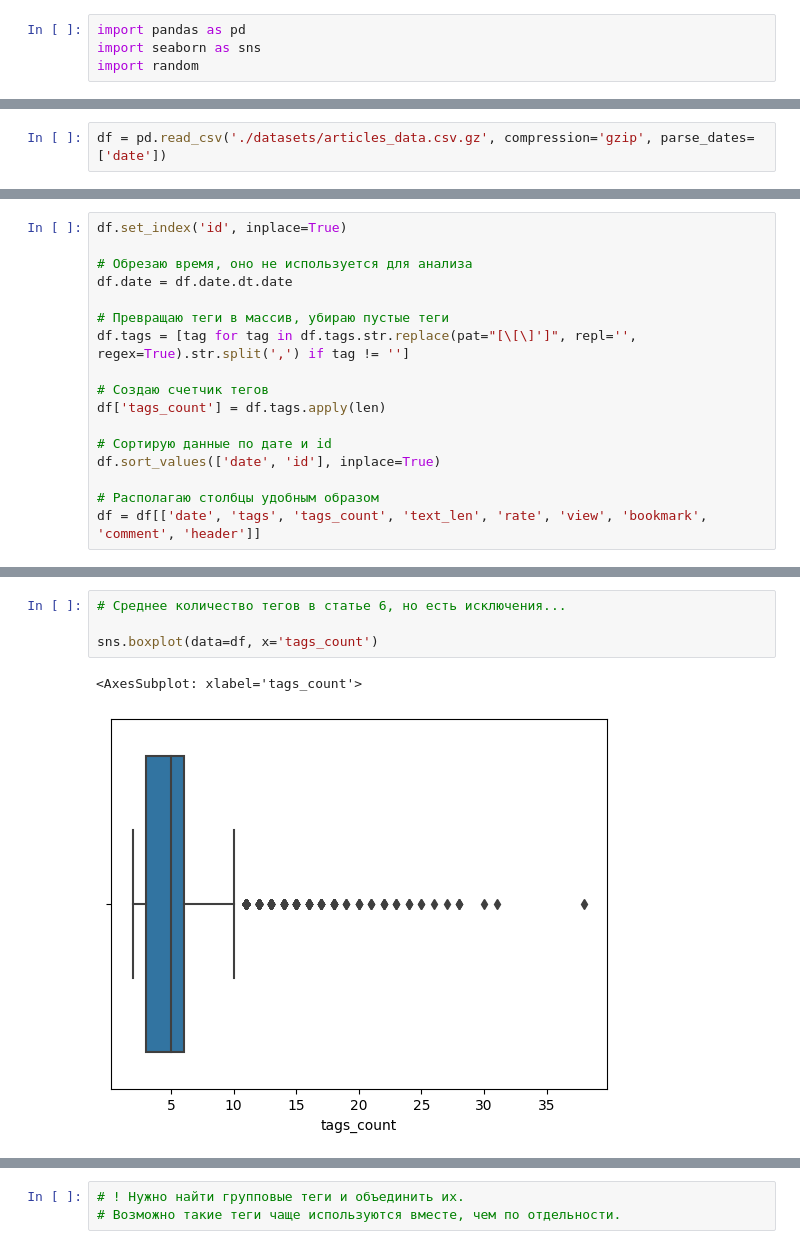
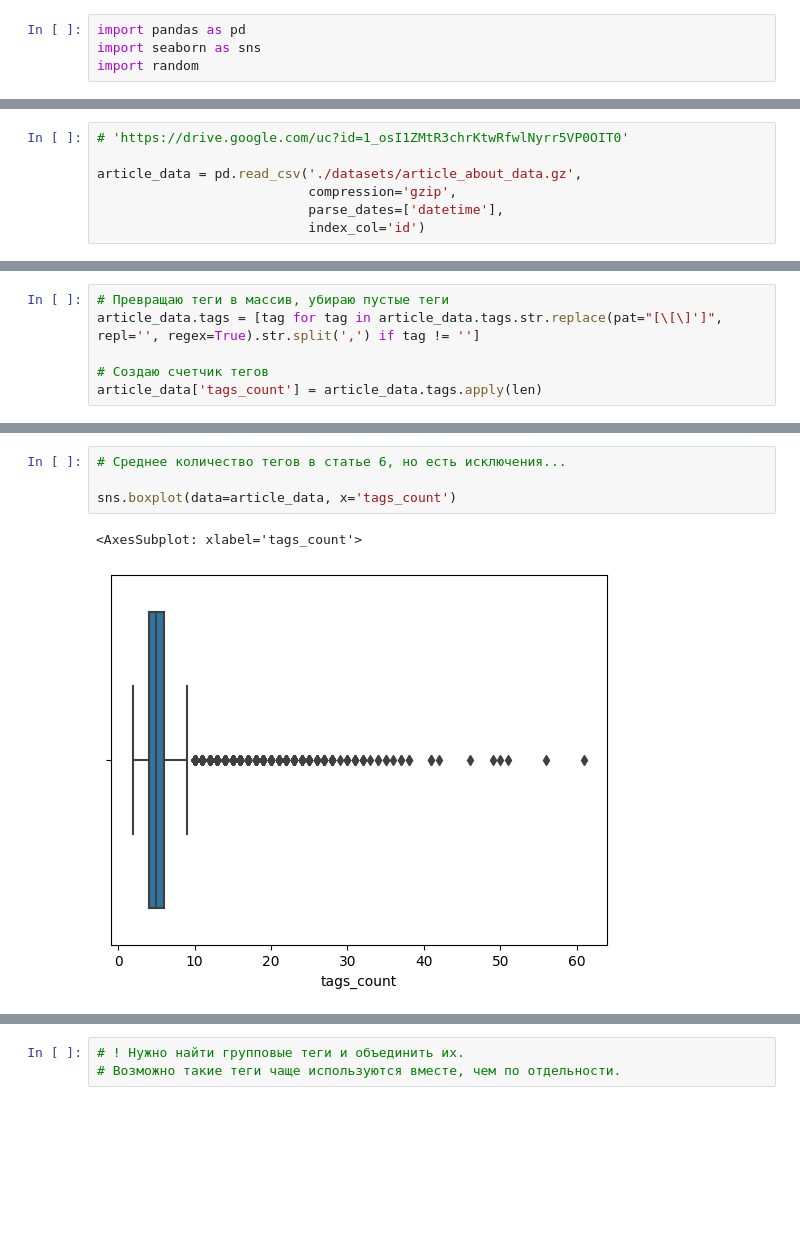
Before and after one commit to trb1maker/article_tagging, a Jupyter notebook: tags_analytics.ipynb, the cells around one changed output, grey strips where cells are left out. Saved outputs shown, nothing was run; the diff lists cells and outputs as text; blank space fills up the shorter version.

Commit message:
Update test data

```diff
--- a/tags_analytics.ipynb
+++ b/tags_analytics.ipynb
@@ -5,2 +11,7 @@ import random
 # %%
-df = pd.read_csv('./datasets/articles_data.csv.gz', compression='gzip', parse_dates=['date'])
+# 'https://drive.google.com/uc?id=1_osI1ZMtR3chrKtwRfwlNyrr5VP0OIT0'
+
+article_data = pd.read_csv('./datasets/article_about_data.gz',
+                           compression='gzip',
+                           parse_dates=['datetime'],
+                           index_col='id')
@@ -7,17 +35,6 @@ df = pd.read_csv('./datasets/articles_data.csv.gz', compression='gzip', parse_da
 # %%
-df.set_index('id', inplace=True)
-
-# Обрезаю время, оно не используется для анализа
-df.date = df.date.dt.date
-
 # Превращаю теги в массив, убираю пустые теги
-df.tags = [tag for tag in df.tags.str.replace(pat="[\[\]']", repl='', regex=True).str.split(',') if tag != '']
+article_data.tags = [tag for tag in article_data.tags.str.replace(pat="[\[\]']", repl='', regex=True).str.split(',') if tag != '']
 
 # Создаю счетчик тегов
-df['tags_count'] = df.tags.apply(len)
-
-# Сортирую данные по дате и id
-df.sort_values(['date', 'id'], inplace=True)
-
-# Располагаю столбцы удобным образом
-df = df[['date', 'tags', 'tags_count', 'text_len', 'rate', 'view', 'bookmark', 'comment', 'header']]
+article_data['tags_count'] = article_data.tags.apply(len)
@@ -53,10 +70,10 @@ df.describe()
 # %%
 # Среднее количество тегов в статье 6, но есть исключения...
 
-sns.boxplot(data=df, x='tags_count')
+sns.boxplot(data=article_data, x='tags_count')
 # %% [output]
 <AxesSubplot: xlabel='tags_count'>
-[figure, old version]
+[figure, new version]
 # %%
 # ... разные теги имеют одно значение:
 #
```
Also changed, not shown: parts of 13 cells of this notebook.
